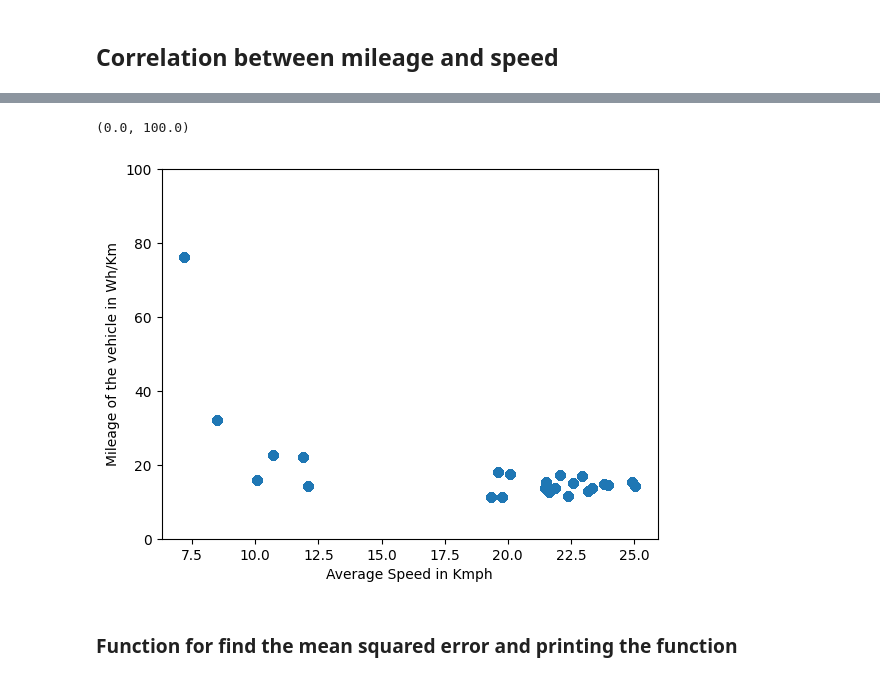
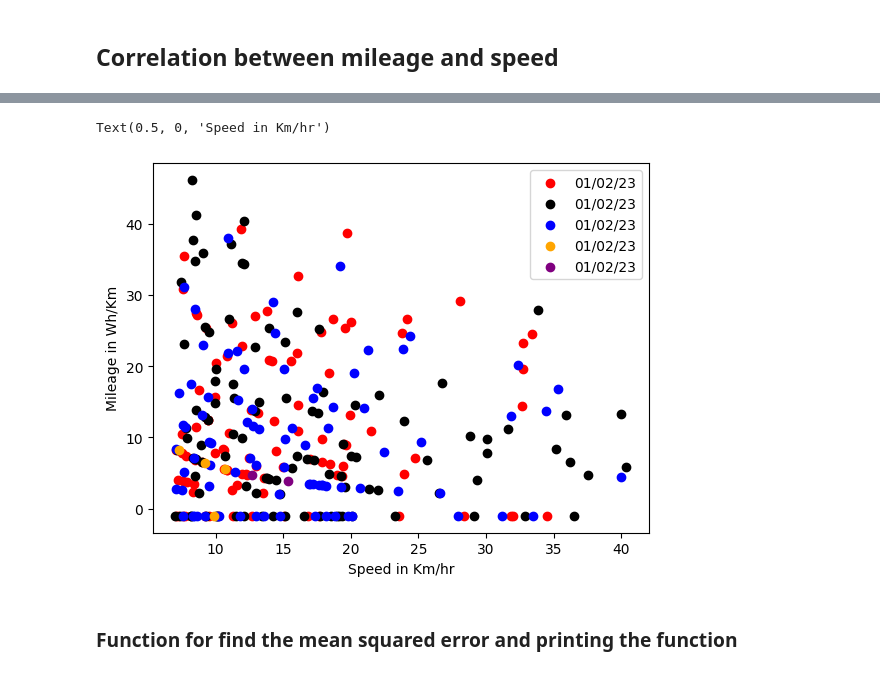
Before and after one commit to codewithyouwan/Range, a Jupyter notebook: mileage.ipynb, the cells around one changed output, grey strips where cells are left out. Cells and saved outputs as stored; diff of their text form; code cells hidden in the pictures.

```diff
--- a/mileage.ipynb
+++ b/mileage.ipynb
@@ -174,11 +148,17 @@ Text(0, 0.5, 'AverageSpeed in Kmph')
-# %%
-plt.scatter(OneMonth.df['AverageSpeed_Kmph'],OneMonth.df['mileage'])
-plt.xlabel('Average Speed in Kmph')
-plt.ylabel('Mileage of the vehicle in Wh/Km')
-plt.ylim(0,100)
-# %% [output]
-(0.0, 100.0)
-[figure, removed]
+# %%
+#pd.options.display.max_rows=100
+# OneMonth.df.head(10)
+#OneMonth.df.to_csv('Example.csv')
+
+colour=['red','black','blue','orange','purple']
+for i in range(0,5):
+    plt.scatter(OneMonth.df.loc[(OneMonth.df['Distance']>float(0))&(OneMonth.df['date']==OneMonth.dates[i])&(OneMonth.df['Speed']>float(7)),'Speed'],OneMonth.df.loc[(OneMonth.df['Distance']>float(0))&(OneMonth.df['date']==OneMonth.dates[i])&(OneMonth.df['Speed']>float(7)),'Mileage'],color=colour[i])
+plt.legend(OneMonth.df.loc[:5,'date'])
+plt.ylabel('Mileage in Wh/Km')
+plt.xlabel('Speed in Km/hr')
+# %% [output]
+Text(0.5, 0, 'Speed in Km/hr')
+[figure, added]
 # %% [markdown]
 <h3>Function for find the mean squared error and printing the function</h3>
 # %%
```
Also changed, not shown: parts of 23 cells of this notebook, 1 other file.
